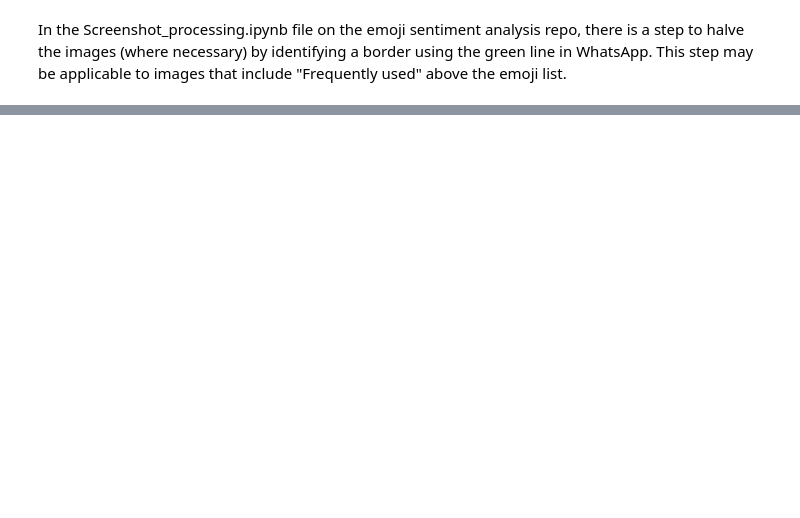
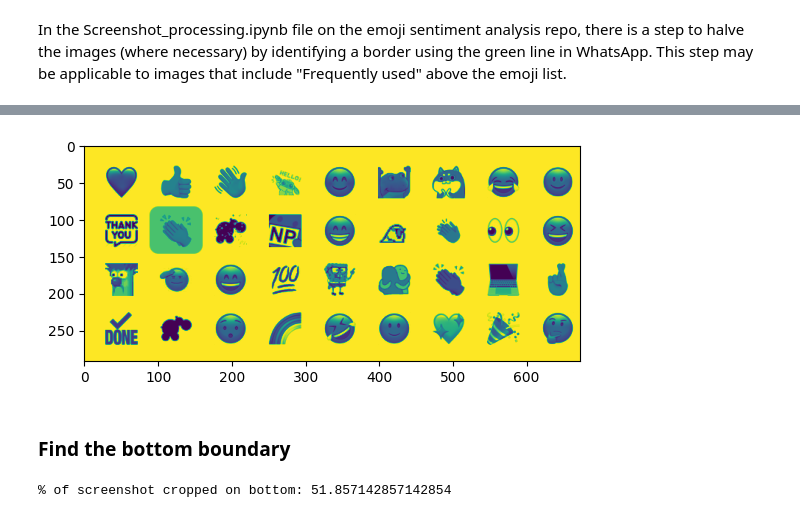
Before and after one commit to laurah-hippo/hippo-fuse-analysis, a Jupyter notebook: step-by-step.ipynb, the cells around one changed output, grey strips where cells are left out. Saved outputs shown, nothing was run; the diff lists cells and outputs as text; code cells hidden in the pictures; blank space fills up the shorter version.

```diff
--- a/step-by-step.ipynb
+++ b/step-by-step.ipynb
@@ -69,0 +87,17 @@ np.int64(60)
+# %%
+# for the cols
+# while the array is empty, keep looping until a non-empty array is found
+
+r_array_len = 0
+ri = -1
+
+while r_array_len < 5:
+    img_col = blue_img[:, ri]
+    r_col_peaks, _ = find_peaks(img_col)
+    r_prominent_peaks = peak_prominences(img_col, r_col_peaks)[1]
+    r_array_len = len(r_prominent_peaks)
+
+    ri -= 1
+
+right_peak = ri
+right_boundary = blue_img.shape[1] + right_peak + 10
@@ -69,0 +118,19 @@ np.int64(60)
+# %%
+# for the cols
+# while the array is empty, keep looping until a non-empty array is found
+
+t_array_len = True
+ti = 0
+# col_search = right_boundary + right_peak
+
+while t_array_len < 5:
+    img_col = img_halved[ti]
+    # img_col = blue_img[ti, col_search : right_boundary]
+    t_col_peaks, _ = find_peaks(img_col)
+    t_prominent_peaks = peak_prominences(img_col, t_col_peaks)[1]
+    t_array_len = len(t_prominent_peaks)
+
+    ti += 1
+
+top_peak = ti
+top_boundary = top_peak - 30
@@ -69,0 +142,7 @@ np.int64(60)
+# %%
+plt.imshow(blue_img[top_boundary:, left_boundary:right_boundary])
+plt.show()
+# %% [output]
+[figure, added]
+# %% [markdown]
+### Find the bottom boundary
@@ -69,0 +166,5 @@ np.int64(60)
+# %%
+bottom_cropped_pct = 100 - (bottom_boundary / screenshot_cols) * 100.00
+print(f"% of screenshot cropped on bottom: {bottom_cropped_pct}")
+# %% [output]
+% of screenshot cropped on bottom: 51.857142857142854
```
Also changed, not shown: parts of 39 cells of this notebook, 1 other file.
